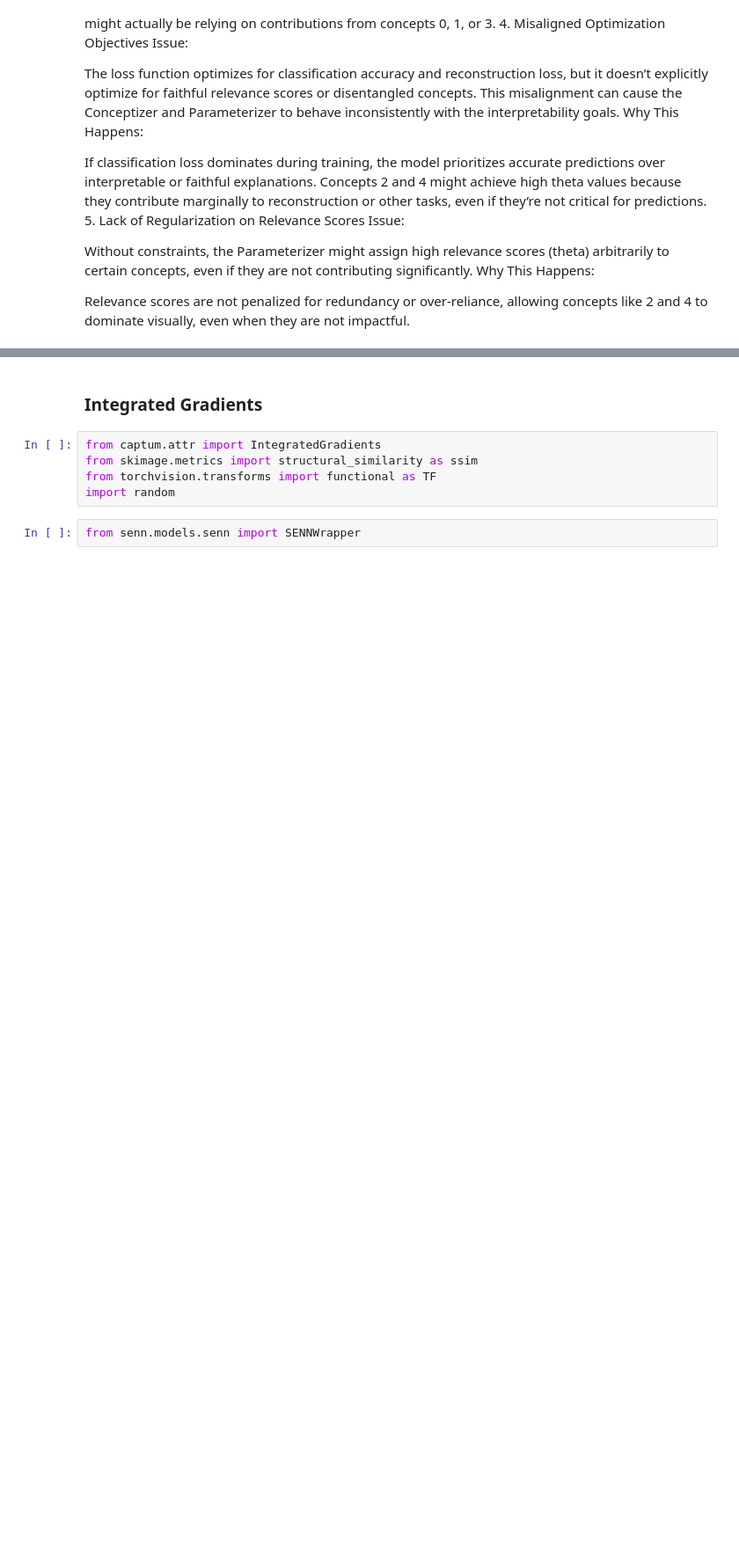
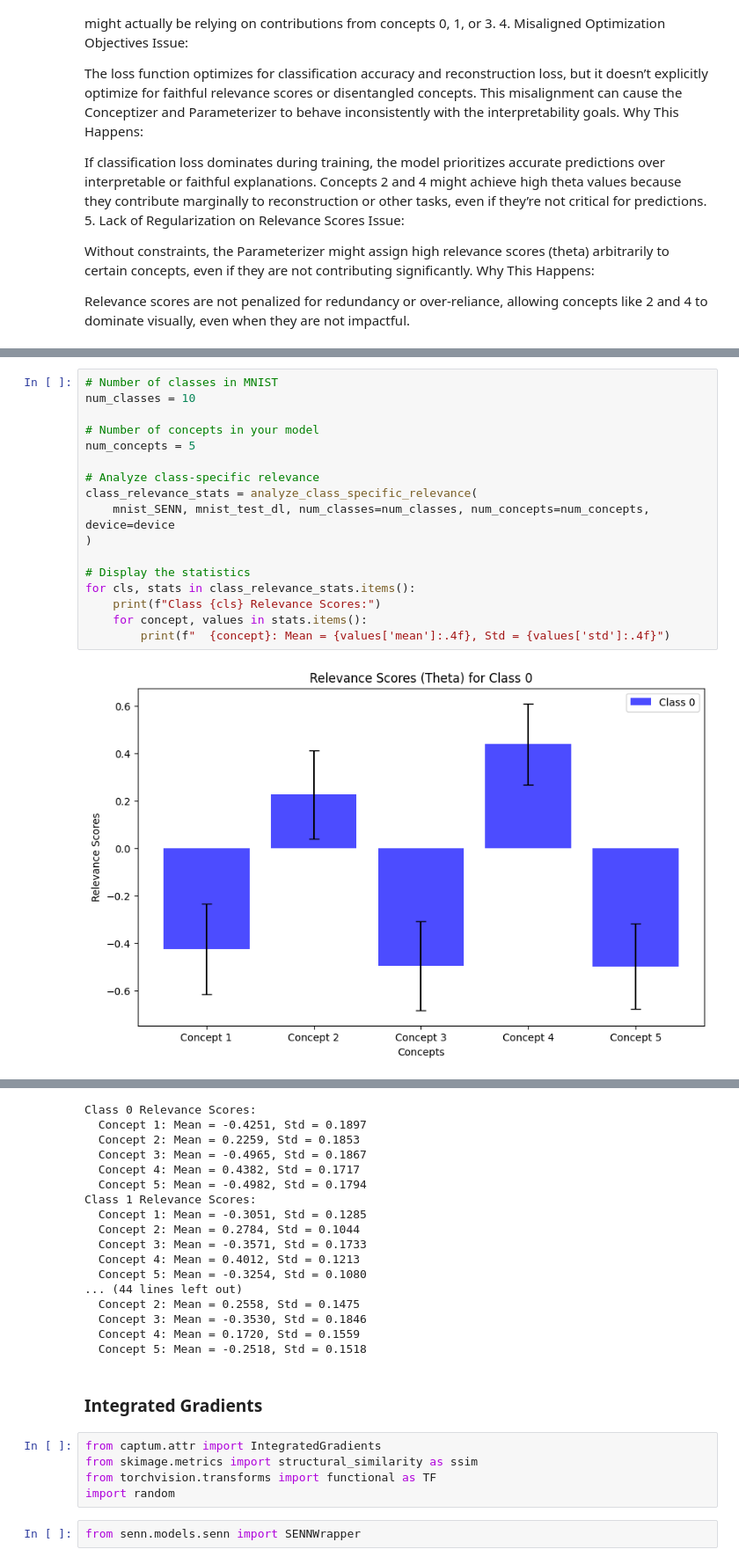
Before and after one commit to Ggenoni/SENN, a Jupyter notebook: training_SNEE.ipynb, the cells around one changed output, grey strips where cells are left out. Shown at 88% size. Saved outputs shown, nothing was run; the diff lists cells and outputs as text; blank space fills up the shorter version.

```diff
--- a/training_SNEE.ipynb
+++ b/training_SNEE.ipynb
@@ -659,0 +836,19 @@ Relevance scores are not penalized for redundancy or over-reliance, allowing con
+# %%
+# Number of classes in MNIST
+num_classes = 10
+
+# Number of concepts in your model
+num_concepts = 5
+
+# Analyze class-specific relevance
+class_relevance_stats = analyze_class_specific_relevance(
+    mnist_SENN, mnist_test_dl, num_classes=num_classes, num_concepts=num_concepts, device=device
+)
+
+# Display the statistics
+for cls, stats in class_relevance_stats.items():
+    print(f"Class {cls} Relevance Scores:")
+    for concept, values in stats.items():
+        print(f"  {concept}: Mean = {values['mean']:.4f}, Std = {values['std']:.4f}")
+# %% [output]
+[figure, added]
@@ -660,3 +864,20 @@ Relevance scores are not penalized for redundancy or over-reliance, allowing con
+Class 0 Relevance Scores:
+  Concept 1: Mean = -0.4251, Std = 0.1897
+  Concept 2: Mean = 0.2259, Std = 0.1853
+  Concept 3: Mean = -0.4965, Std = 0.1867
+  Concept 4: Mean = 0.4382, Std = 0.1717
+  Concept 5: Mean = -0.4982, Std = 0.1794
+Class 1 Relevance Scores:
+  Concept 1: Mean = -0.3051, Std = 0.1285
+  Concept 2: Mean = 0.2784, Std = 0.1044
+  Concept 3: Mean = -0.3571, Std = 0.1733
+  Concept 4: Mean = 0.4012, Std = 0.1213
+  Concept 5: Mean = -0.3254, Std = 0.1080
+... (44 lines left out)
+  Concept 2: Mean = 0.2558, Std = 0.1475
+  Concept 3: Mean = -0.3530, Std = 0.1846
+  Concept 4: Mean = 0.1720, Std = 0.1559
+  Concept 5: Mean = -0.2518, Std = 0.1518
 # %% [markdown]
 ### Integrated Gradients
 # %%
```
Also changed, not shown: parts of 6 cells of this notebook.
